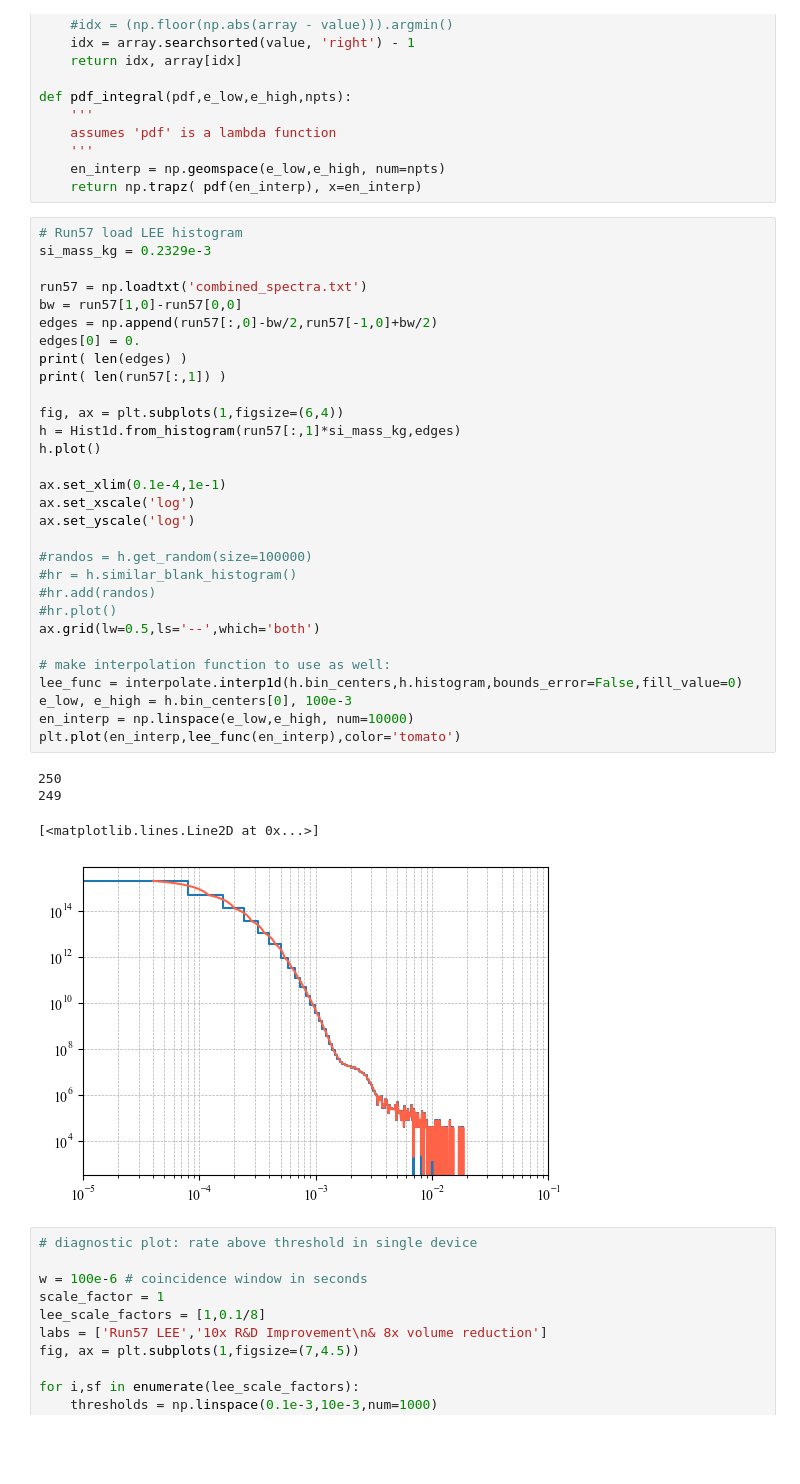
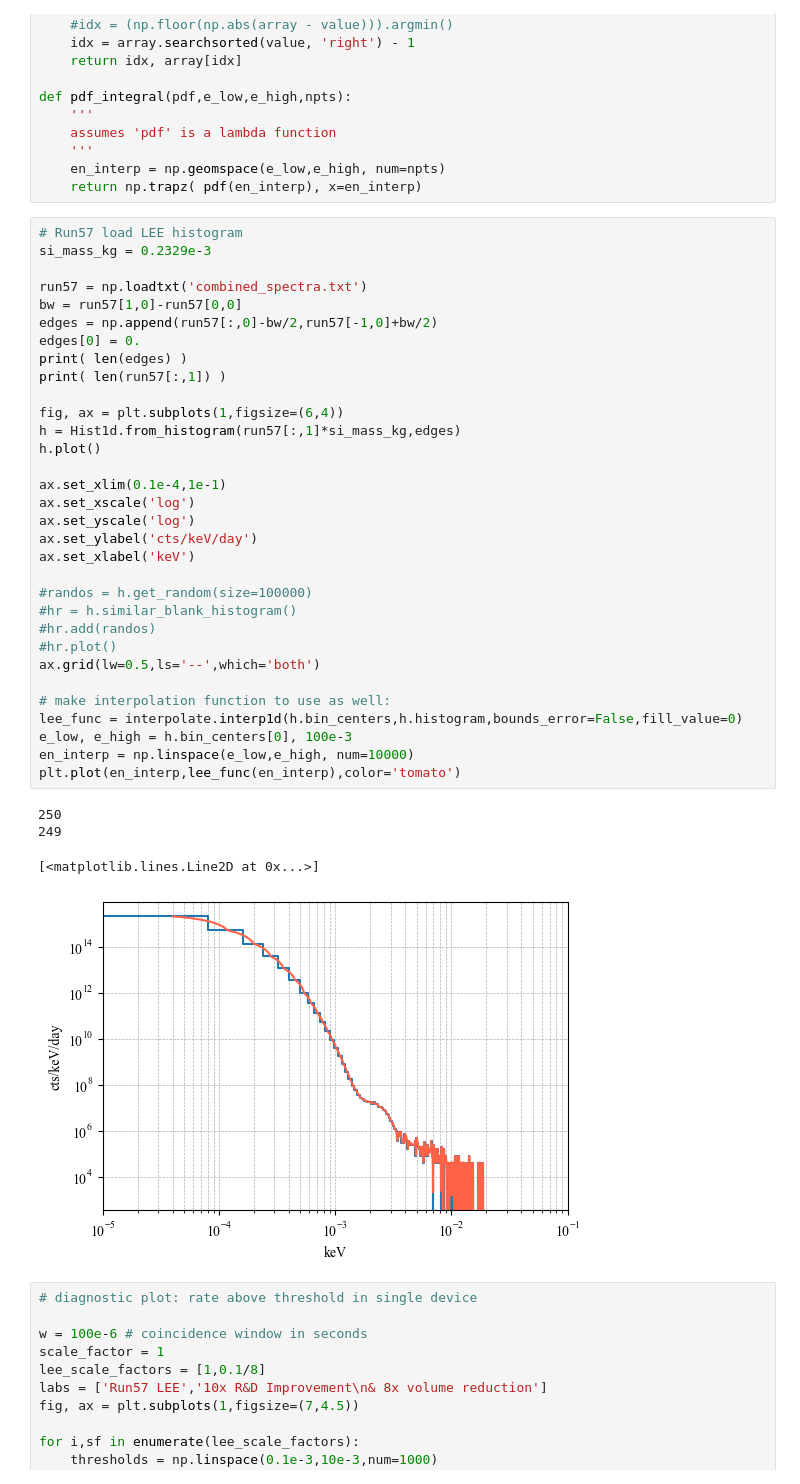
Before and after one commit to spice-herald/DarkLim, a Jupyter notebook: examples/sampling_test.ipynb, the cells around one changed output. Cells and saved outputs as stored; diff of their text form; blank space fills up the shorter version.

```diff
--- a/examples/sampling_test.ipynb
+++ b/examples/sampling_test.ipynb
@@ -52,34 +52,36 @@ si_mass_kg = 0.2329e-3
 run57 = np.loadtxt('combined_spectra.txt')
 bw = run57[1,0]-run57[0,0]
 edges = np.append(run57[:,0]-bw/2,run57[-1,0]+bw/2)
 edges[0] = 0.
 print( len(edges) )
 print( len(run57[:,1]) )
 
 fig, ax = plt.subplots(1,figsize=(6,4))
 h = Hist1d.from_histogram(run57[:,1]*si_mass_kg,edges)
 h.plot()
 
 ax.set_xlim(0.1e-4,1e-1)
 ax.set_xscale('log')
 ax.set_yscale('log')
+ax.set_ylabel('cts/keV/day')
+ax.set_xlabel('keV')
 
 #randos = h.get_random(size=100000)
 #hr = h.similar_blank_histogram()
 #hr.add(randos)
 #hr.plot()
 ax.grid(lw=0.5,ls='--',which='both')
 
 # make interpolation function to use as well:
 lee_func = interpolate.interp1d(h.bin_centers,h.histogram,bounds_error=False,fill_value=0)
 e_low, e_high = h.bin_centers[0], 100e-3
 en_interp = np.linspace(e_low,e_high, num=10000)
 plt.plot(en_interp,lee_func(en_interp),color='tomato')
 # %% [output]
 250
 249
 [<matplotlib.lines.Line2D at 0x...>]
-[figure, old version]
+[figure, new version]
 # %%
 # diagnostic plot: rate above threshold in single device
 
```
Also changed, not shown: parts of 5 cells of this notebook.
